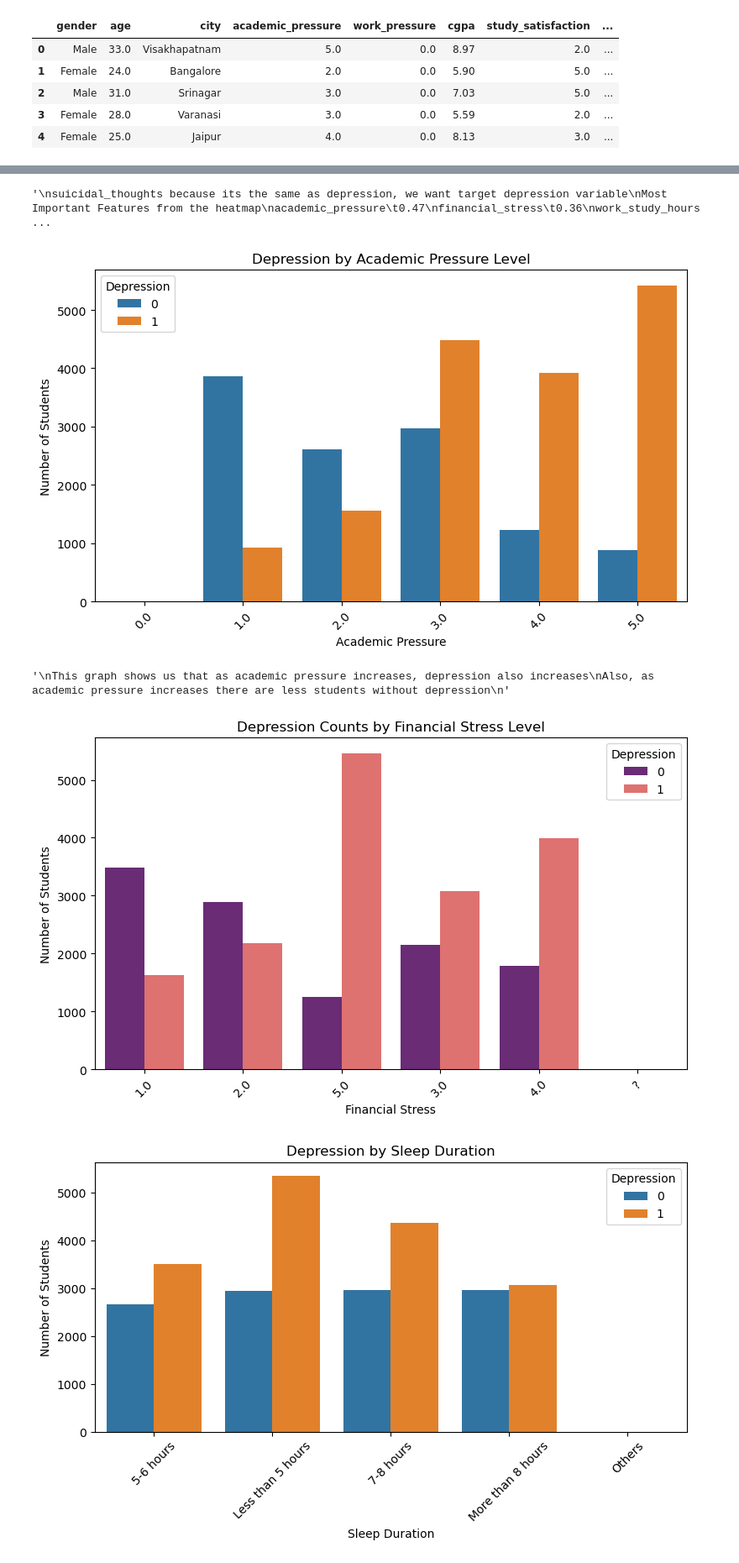
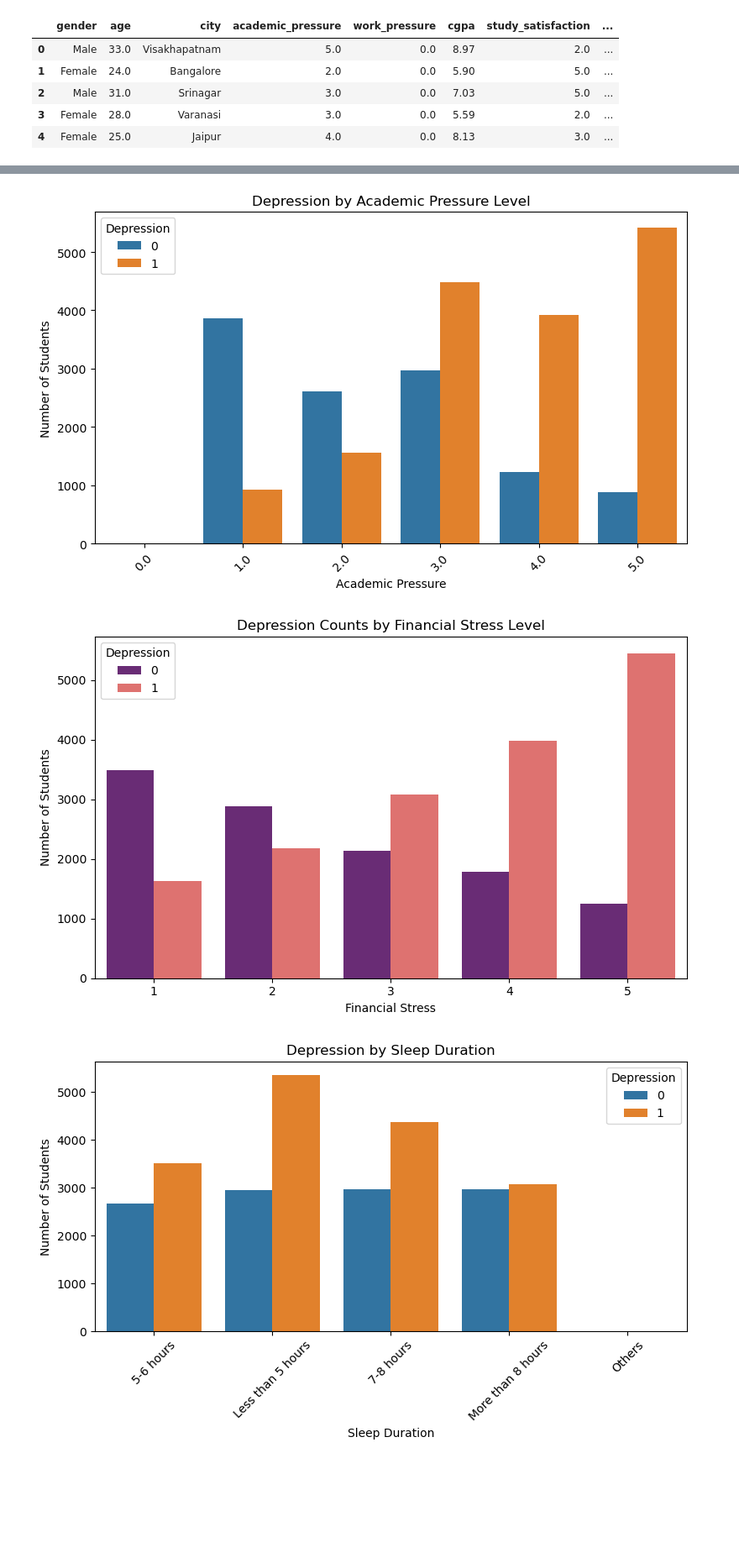
Before and after one commit to JustinCordova/student-depression-prediction, a Jupyter notebook: main.ipynb, the cells around one changed output, grey strips where cells are left out. Shown at 84% size. Cells and saved outputs as stored; diff of their text form; code cells hidden in the pictures; blank space fills up the shorter version.

Commit message:
Added Analysis of each visualizations to produce the most important features correlating to depression

```diff
--- a/main.ipynb
+++ b/main.ipynb
@@ -66,17 +66,26 @@ print(df.columns.tolist())
 # %% [output]
 ['id', 'Gender', 'Age', 'City', 'Profession', 'Academic Pressure', 'Work Pressure', 'CGPA', 'Study Satisfaction', 'Job Satisfaction', 'Sleep Duration', 'Dietary Habits', 'Degree', 'Have you ever had s ...
 # %%
+# Preprocessing
+
 # Rename columns to lowercase and replace spaces/special characters with underscores
 df.columns = df.columns.str.strip().str.lower().str.replace(' ', '_').str.replace('/', '_').str.replace('?', '')
+df.rename(columns={'have_you_ever_had_suicidal_thoughts_': 'suicidal_thoughts'}, inplace=True)
 
+# Remove 'others' from dietary habits (counts as a null value)
 df = df[df['dietary_habits'] != 'Others']
 
-# Drop irrelavent columns
+# Convert financial_stress to numeric (drop non-numeric entries)
+df['financial_stress'] = pd.to_numeric(df['financial_stress'], errors='coerce')
+df = df.dropna(subset=['financial_stress'])
+df['financial_stress'] = df['financial_stress'].astype(int)
+
+# Drop irrelevant columns
 cols_to_remove = ['id', 'profession', 'degree']
 for col in cols_to_remove:
     if col in df.columns:
         df.drop(columns=col, inplace=True)
-df.rename(columns={'have_you_ever_had_suicidal_thoughts_': 'suicidal_thoughts'}, inplace=True)
+
 df.head()
 df.info()
 df.describe(include='all')
@@ -212,15 +209,12 @@ plt.show()
 # %%
 # Features with the highest correlation to depression
-"""
-suicidal_thoughts because its the same as depression, we want target depression variable
-Most Important Features from the heatmap
-academic_pressure	0.47
-financial_stress	0.36
-work_study_hours 0.21
-dietary_habits	0.21
-"""
+# don't count suicidal_thoughts because its the same as depression, we want target depression variable
+# also depression has higher correlation results
+# Most Important Features from the heatmap
+# academic_pressure	0.47
+# financial_stress	0.36
+# work_study_hours 0.21
+# dietary_habits	0.21
-# %% [output]
-'\nsuicidal_thoughts because its the same as depression, we want target depression variable\nMost Important Features from the heatmap\nacademic_pressure\t0.47\nfinancial_stress\t0.36\nwork_study_hours ...
 # %%
 # Depression vs. Academic Pressure
 plt.figure(figsize=(8, 5))
@@ -233,25 +227,24 @@ plt.xticks(rotation=45)
 plt.tight_layout()
 plt.show()
 
-"""
-This graph shows us that as academic pressure increases, depression also increases
-Also, as academic pressure increases there are less students without depression
-"""
+# This graph shows us that as academic pressure increases, depression also increases
+# Also, as academic pressure increases there are less students without depression
 # %% [output]
 [figure]
-'\nThis graph shows us that as academic pressure increases, depression also increases\nAlso, as academic pressure increases there are less students without depression\n'
 # %%
 plt.figure(figsize=(8, 5))
 sns.countplot(data=df, x='financial_stress', hue='depression', palette='magma')
 plt.title('Depression Counts by Financial Stress Level')
 plt.xlabel('Financial Stress')
 plt.ylabel('Number of Students')
 plt.legend(title='Depression')
-plt.xticks(rotation=45)
+plt.xticks(rotation=0)
 plt.tight_layout()
 plt.show()
+
+# As financial stress increases, number of students depressed increases
 # %% [output]
-[figure, old version]
+[figure, new version]
 # %%
 plt.figure(figsize=(8, 5))
 sns.countplot(x='sleep_duration', hue='depression', data=df)
```
Also changed, not shown: parts of 11 cells of this notebook.
